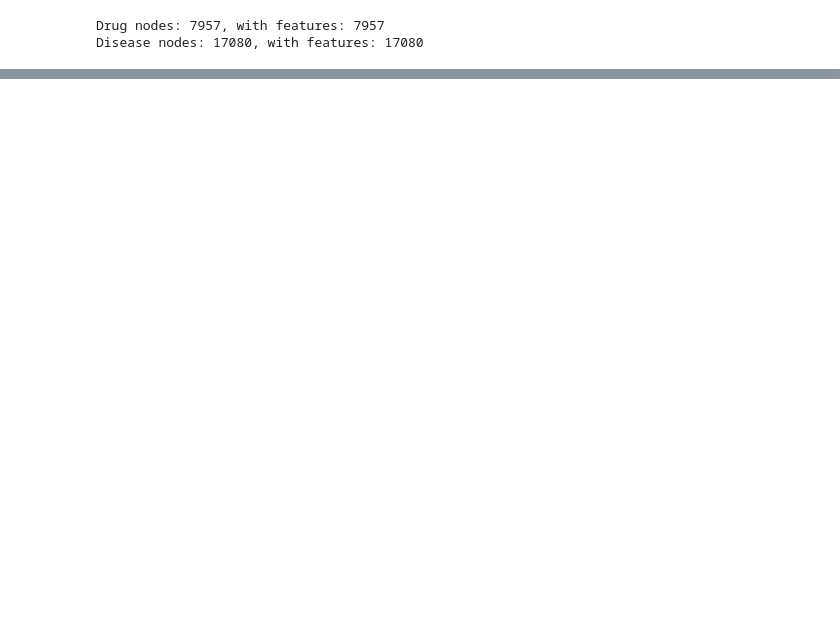
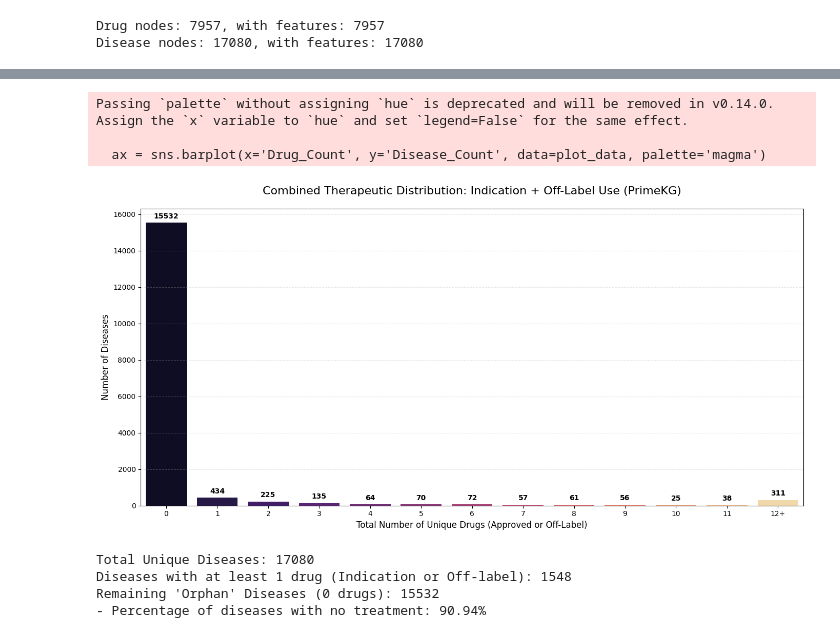
Before and after one commit to CengizBilalSari/CMPE492-Project-Rag-Pipeline, a Jupyter notebook: Code/neo4j/HPO_KG/prime_kg.ipynb, the cells around one changed output, grey strips where cells are left out. Cells and saved outputs as stored; diff of their text form; code cells hidden in the pictures; blank space fills up the shorter version.

```diff
--- a/Code/neo4j/HPO_KG/prime_kg.ipynb
+++ b/Code/neo4j/HPO_KG/prime_kg.ipynb
@@ -214,0 +306,56 @@ Disease nodes: 17080, with features: 17080
+# %%
+
+all_diseases = nodes[nodes['node_type'] == 'disease']['node_index'].unique()
+total_disease_count = len(all_diseases)
+
+treatment_relations = ['indication', 'off-label use']
+treatments = kg[kg['relation'].isin(treatment_relations)]
+
+
+counts_per_disease = treatments.groupby('y_index')['x_index'].nunique()
+
+full_distribution = pd.Series(0, index=all_diseases)
+full_distribution.update(counts_per_disease)
+
+
+
+plot_data = full_distribution.apply(categorize).value_counts().reset_index()
+plot_data.columns = ['Drug_Count', 'Disease_Count']
+
+order = [str(i) for i in range(12)] + ["12+"]
+plot_data['Drug_Count'] = pd.Categorical(plot_data['Drug_Count'], categories=order, ordered=True)
+plot_data = plot_data.sort_values('Drug_Count')
+
+plt.figure(figsize=(14, 7))
+ax = sns.barplot(x='Drug_Count', y='Disease_Count', data=plot_data, palette='magma')
+
+plt.title('Combined Therapeutic Distribution: Indication + Off-Label Use (PrimeKG)', fontsize=16, pad=20)
+plt.xlabel('Total Number of Unique Drugs (Approved or Off-Label)', fontsize=12)
+plt.ylabel('Number of Diseases', fontsize=12)
+plt.grid(axis='y', linestyle='--', alpha=0.3)
+
+for p in ax.patches:
+    ax.annotate(f'{int(p.get_height())}',
+                (p.get_x() + p.get_width() / 2., p.get_height()),
+                ha='center', va='center',
+                xytext=(0, 9),
+                textcoords='offset points',
+                fontsize=10, fontweight='bold')
+
+plt.tight_layout()
+plt.show()
+
+diseases_with_treatment = (full_distribution > 0).sum()
+print(f"Total Unique Diseases: {total_disease_count}")
+print(f"Diseases with at least 1 drug (Indication or Off-label): {diseases_with_treatment}")
+print(f"Remaining 'Orphan' Diseases (0 drugs): {total_disease_count - diseases_with_treatment}")
+print(f"- Percentage of diseases with no treatment: {(int(plot_data[plot_data['Drug_Count'] == '0']['Disease_Count'].values[0]) / total_disease_count) * 100:.2f}%")
+# %% [output]
+Passing `palette` without assigning `hue` is deprecated and will be removed in v0.14.0. Assign the `x` variable to `hue` and set `legend=False` for the same effect.
+
+  ax = sns.barplot(x='Drug_Count', y='Disease_Count', data=plot_data, palette='magma')
+[figure, added]
+Total Unique Diseases: 17080
+Diseases with at least 1 drug (Indication or Off-label): 1548
+Remaining 'Orphan' Diseases (0 drugs): 15532
+- Percentage of diseases with no treatment: 90.94%
```
Also changed, not shown: parts of 3 cells of this notebook, 1 other file.
